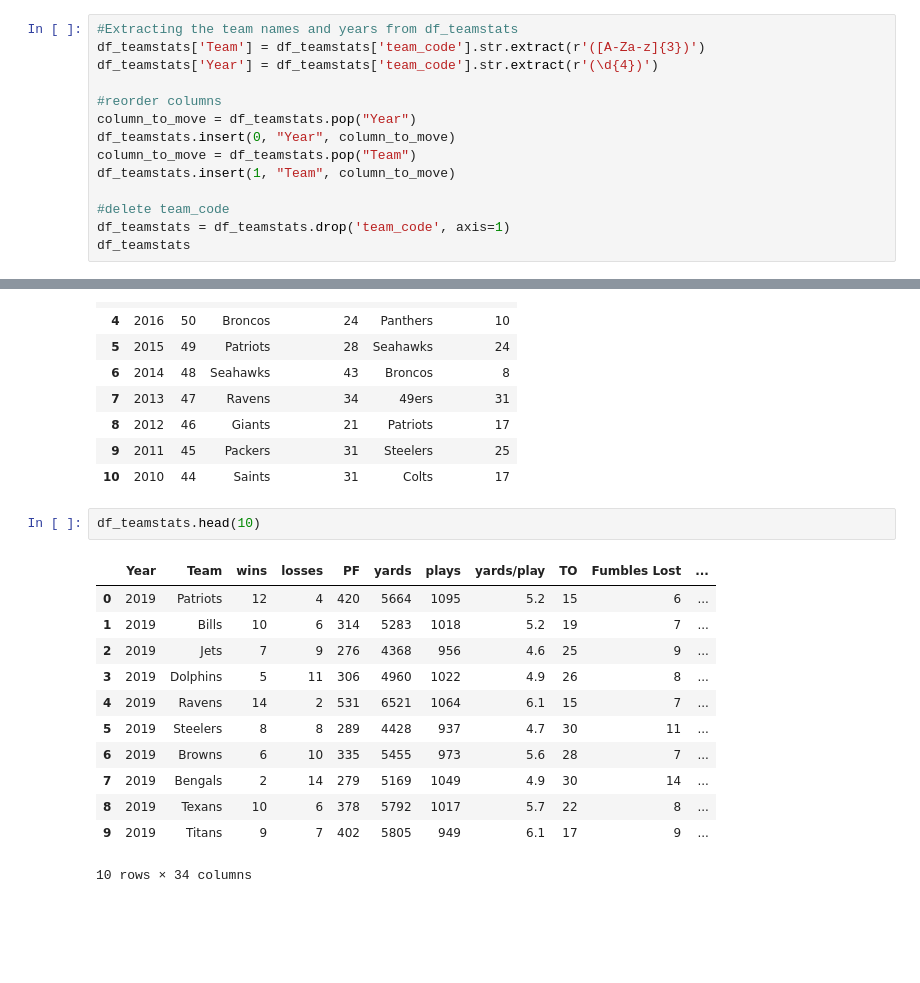
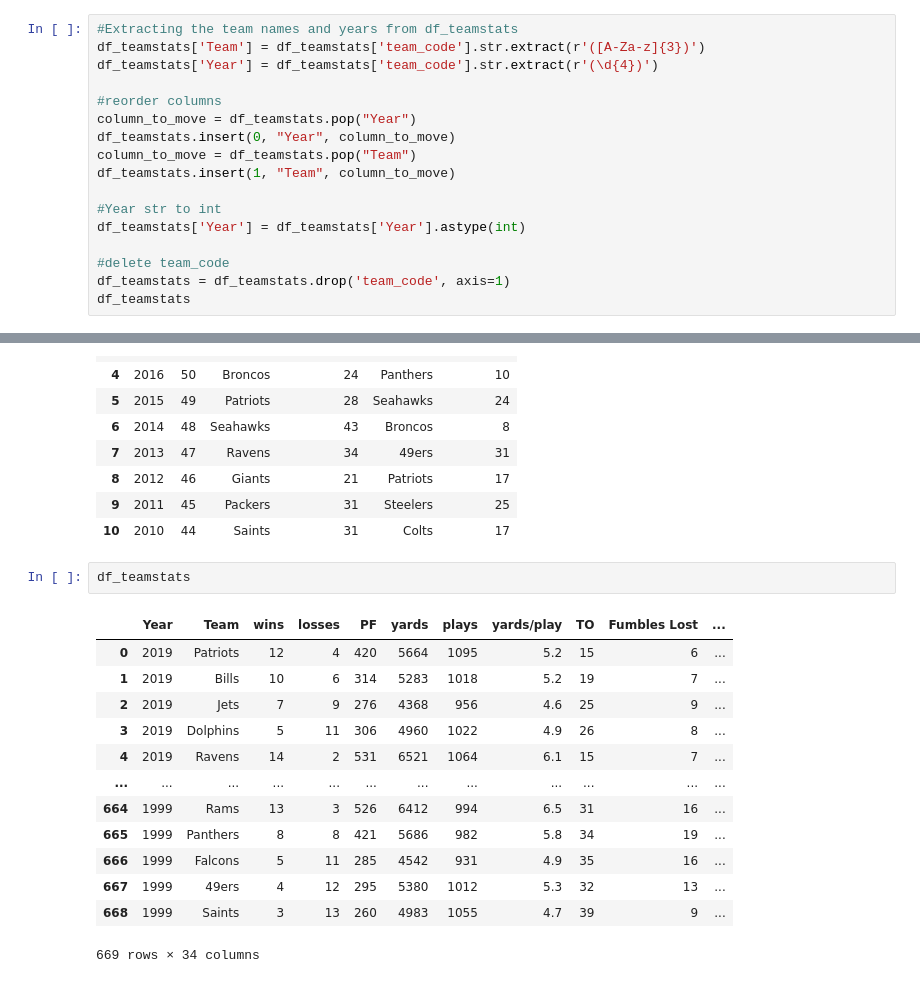
Before and after one commit to COGS118B/group_template, a Jupyter notebook: model.ipynb, the cells around one changed output, grey strips where cells are left out. Drawn from its saved outputs; the diff is of its cells as text; blank space fills up the shorter version.

```diff
--- a/model.ipynb
+++ b/model.ipynb
@@ -31,6 +31,9 @@ df_teamstats.insert(0, "Year", column_to_move)
 column_to_move = df_teamstats.pop("Team")
 df_teamstats.insert(1, "Team", column_to_move)
 
+#Year str to int
+df_teamstats['Year'] = df_teamstats['Year'].astype(int)
+
 #delete team_code
 df_teamstats = df_teamstats.drop('team_code', axis=1)
 df_teamstats
@@ -143,17 +146,18 @@ df_sb.head(10)
 | 9 | 2011 | 45 | Packers | 31 | Steelers | 25 |
 | 10 | 2010 | 44 | Saints | 31 | Colts | 17 |
 # %%
-df_teamstats.head(10)
+df_teamstats
 # %% [output]
 |  | Year | Team | wins | losses | PF | yards | plays | yards/play | TO | Fumbles Lost | ... |
 | 0 | 2019 | Patriots | 12 | 4 | 420 | 5664 | 1095 | 5.2 | 15 | 6 | ... |
 | 1 | 2019 | Bills | 10 | 6 | 314 | 5283 | 1018 | 5.2 | 19 | 7 | ... |
 | 2 | 2019 | Jets | 7 | 9 | 276 | 4368 | 956 | 4.6 | 25 | 9 | ... |
 | 3 | 2019 | Dolphins | 5 | 11 | 306 | 4960 | 1022 | 4.9 | 26 | 8 | ... |
 | 4 | 2019 | Ravens | 14 | 2 | 531 | 6521 | 1064 | 6.1 | 15 | 7 | ... |
-| 5 | 2019 | Steelers | 8 | 8 | 289 | 4428 | 937 | 4.7 | 30 | 11 | ... |
-| 6 | 2019 | Browns | 6 | 10 | 335 | 5455 | 973 | 5.6 | 28 | 7 | ... |
-| 7 | 2019 | Bengals | 2 | 14 | 279 | 5169 | 1049 | 4.9 | 30 | 14 | ... |
-| 8 | 2019 | Texans | 10 | 6 | 378 | 5792 | 1017 | 5.7 | 22 | 8 | ... |
-| 9 | 2019 | Titans | 9 | 7 | 402 | 5805 | 949 | 6.1 | 17 | 9 | ... |
+| ... | ... | ... | ... | ... | ... | ... | ... | ... | ... | ... | ... |
+| 664 | 1999 | Rams | 13 | 3 | 526 | 6412 | 994 | 6.5 | 31 | 16 | ... |
+| 665 | 1999 | Panthers | 8 | 8 | 421 | 5686 | 982 | 5.8 | 34 | 19 | ... |
+| 666 | 1999 | Falcons | 5 | 11 | 285 | 4542 | 931 | 4.9 | 35 | 16 | ... |
+| 667 | 1999 | 49ers | 4 | 12 | 295 | 5380 | 1012 | 5.3 | 32 | 13 | ... |
+| 668 | 1999 | Saints | 3 | 13 | 260 | 4983 | 1055 | 4.7 | 39 | 9 | ... |
-10 rows × 34 columns
+669 rows × 34 columns
```
Also changed, not shown: parts of 4 cells of this notebook.
